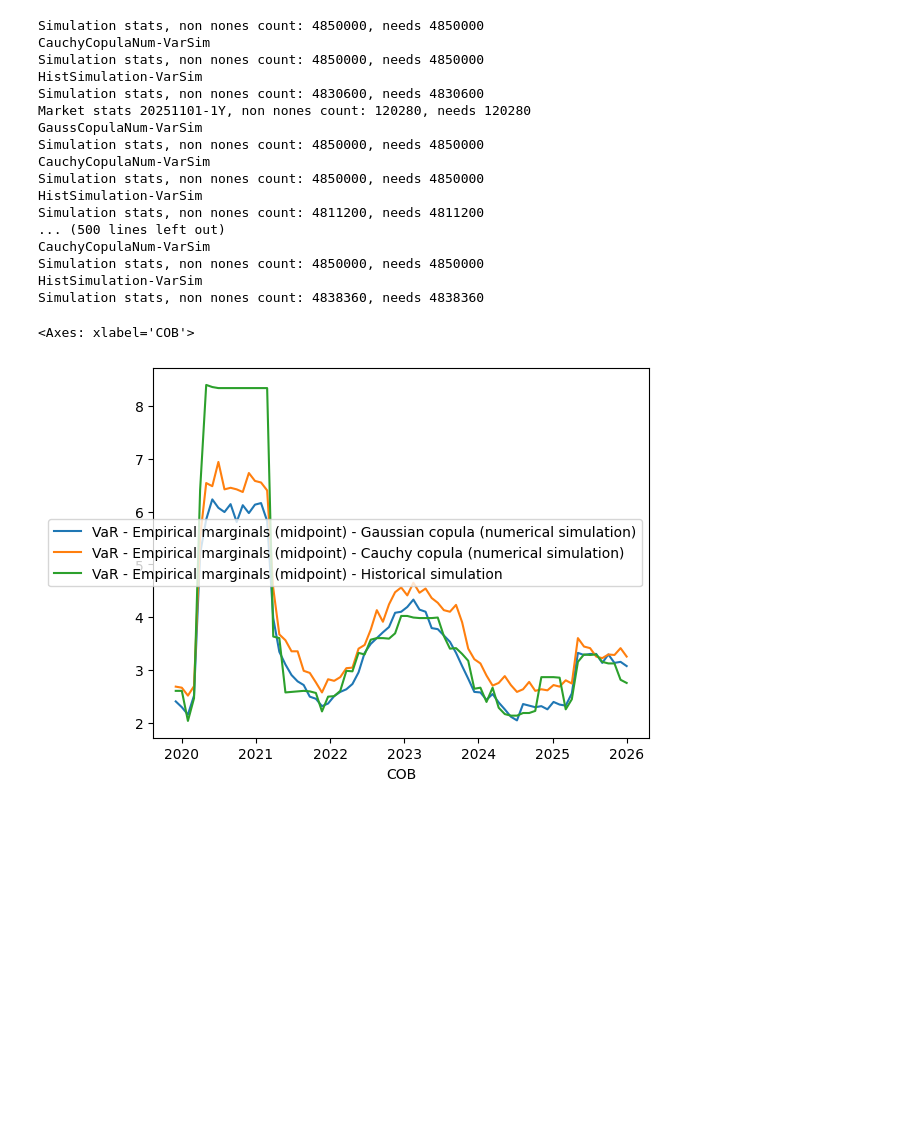
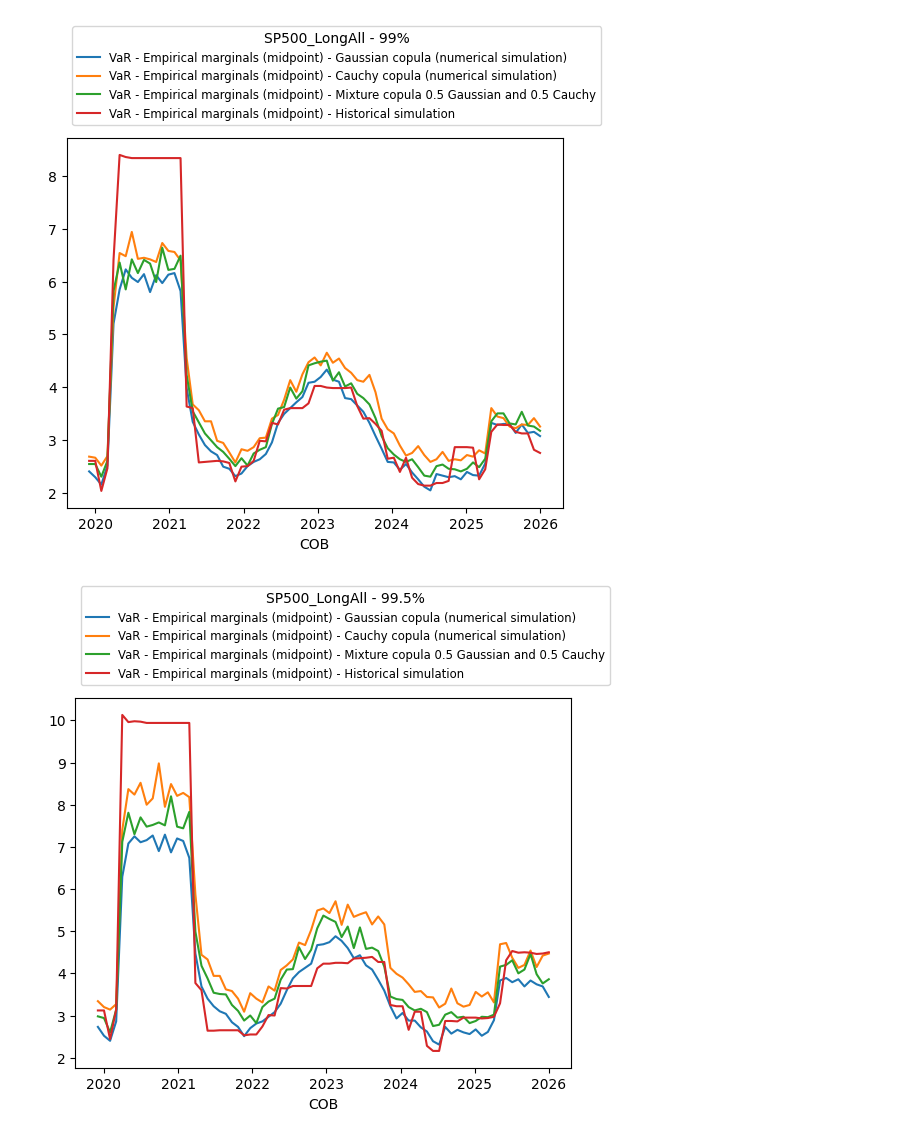
Before and after one commit to SergioArkhypov/MLCopula, a Jupyter notebook: code/study.ipynb, the cells around one changed output. Saved outputs shown, nothing was run; the diff lists cells and outputs as text; code cells hidden in the pictures; blank space fills up the shorter version.

Commit message:
added hedged portfolio and initial mixture implementation

```diff
--- a/code/study.ipynb
+++ b/code/study.ipynb
@@ -22,4 +22,10 @@ copula = js.CauchyCopulaNum(data, rf_dir)
 copula.get_sims(10000)
 copula.plot_sims(0, 1)
 copula.plot_contour(0, 1)
+
+rf_dir = [1.0, 1.0, -1.0]
+copula = js.MixCopulaNum(data, rf_dir)
+copula.get_sims(10000)
+copula.plot_sims(0, 1)
+copula.plot_contour(0, 1)
 # %% [output]
@@ -53,21 +40,23 @@ import os
 from datetime import datetime, timedelta
 
 relpath = os.path.dirname(os.path.abspath(''))
-ptf_df = pd.read_csv(f'{relpath}\\data\\portfolios\\sp500.csv')
+ptf_name = 'SP500_LongAll'
+output_path_part = 'H:\\Temp'
+meth_list = [('GaussCopulaNum', 'VarSim'), ('CauchyCopulaNum', 'VarSim'), ('MixCopulaNum', 'VarSim'), ('HistSimulation', 'VarSim')]
+cob_date_str='20251231'
+
+ptf_df = pd.read_csv(f'{relpath}\\data\\portfolios\\{ptf_name}.csv')
 ptf_names, ptf_wghts = list(ptf_df['Symbol']), list(ptf_df['Weight'])
 
-cob_date_str='20251231'
-market = mkt.Market(name='sp500', cob_date_str=cob_date_str, ticker_list=ptf_names, period_years=7, interval='1d', cache_path='C:\\Temp')
+market = mkt.Market(name=ptf_name, cob_date_str=cob_date_str, ticker_list=ptf_names, period_years=7, interval='1d', cache_path=output_path_part)
 market.load_history()
 
-meth_list = [('GaussCopulaNum', 'VarSim'), ('CauchyCopulaNum', 'VarSim'), ('HistSimulation', 'VarSim')]
-
 res = pd.DataFrame(data=None, columns=range(len(meth_list)+1))
+res2 = pd.DataFrame(data=None, columns=range(len(meth_list)+1))
 for i in range(75):
     new_cob_date = datetime.strptime(cob_date_str, '%Y%m%d').date() - timedelta(days=30*i)
     returns = market.get_logreturns(cob_date_str=new_cob_date.strftime('%Y%m%d'), sub_period_years=1)
-    date_res = [new_cob_date]
-    col_res = ['COB']
+    col_res, date_res, date_res2 = ['COB'], [new_cob_date], [new_cob_date]
 
     for meth in meth_list:
         print(f'{meth[0]}-{meth[1]}')
@@ -78,18 +67,28 @@ for i in range(75):
         port_sim = var_meth(returns, market.spot, joint_sim, np.array(ptf_wghts), method='midpoint')
         port_sim.calculate_pnls(10000)
         port_var = round(port_sim.get_quantile(0.99)/port_sim.get_port_value()*100,2)
-        date_res.append(port_var)
-        col_res.append(port_sim.name)
+        port_var2 = round(port_sim.get_quantile(0.995)/port_sim.get_port_value()*100,2)
+        date_res.append(port_var); date_res2.append(port_var2); col_res.append(port_sim.name)
 
-    res.columns = col_res
+    res.columns, res2.columns = col_res, col_res
     res_temp = pd.DataFrame(data=[date_res], columns=col_res)
+    res_temp2 = pd.DataFrame(data=[date_res2], columns=col_res)
     res = pd.concat([res, res_temp], ignore_index=True)
+    res2 = pd.concat([res2, res_temp2], ignore_index=True)
 
-res.set_index('COB', inplace=True)
-res = res.sort_index()
-res.to_csv('C:\\Temp\\var.csv')
-res.plot()
-#todo 2) result stats i.e. multi quantile etc. 3) logging /storing with decorator
+res.set_index('COB', inplace=True); res.sort_index(inplace=True)
+res.to_csv(f'{output_path_part}\\{ptf_name}-var_99.csv')
+res.plot().legend(bbox_to_anchor=(0., 1.02, 1., .102), fontsize='small').set_title(f'{ptf_name} - 99%')
+
+res2.set_index('COB', inplace=True); res.sort_index(inplace=True)
+res2.to_csv(f'{output_path_part}\\{ptf_name}-var_995.csv')
+res2.plot().legend(bbox_to_anchor=(0., 1.02, 1., .102), fontsize='small').set_title(f'{ptf_name} - 99.5%')
+
+#TODO:
+# 1) result stats i.e. multi quantile etc.
+# 2) logging /storing with decorator
+# 3) mixture copula & copula 1 & copula 0
+# 4) different marginals
 # %% [output]
 Market stats 20251231-1Y, non nones count: 120280, needs 120280
 GaussCopulaNum-VarSim
@@ -103,19 +110,2 @@ GaussCopulaNum-VarSim
-Simulation stats, non nones count: 4850000, needs 4850000
-CauchyCopulaNum-VarSim
-Simulation stats, non nones count: 4850000, needs 4850000
-HistSimulation-VarSim
-Simulation stats, non nones count: 4830600, needs 4830600
-Market stats 20251101-1Y, non nones count: 120280, needs 120280
-GaussCopulaNum-VarSim
-Simulation stats, non nones count: 4850000, needs 4850000
-CauchyCopulaNum-VarSim
-Simulation stats, non nones count: 4850000, needs 4850000
-HistSimulation-VarSim
-Simulation stats, non nones count: 4811200, needs 4811200
-... (500 lines left out)
-CauchyCopulaNum-VarSim
-Simulation stats, non nones count: 4850000, needs 4850000
-HistSimulation-VarSim
-Simulation stats, non nones count: 4838360, needs 4838360
-<Axes: xlabel='COB'>
-[figure, old version]
+[figure, new version]
+[figure, added]
```
Also changed, not shown: parts of 2 cells of this notebook, 3 other files.
